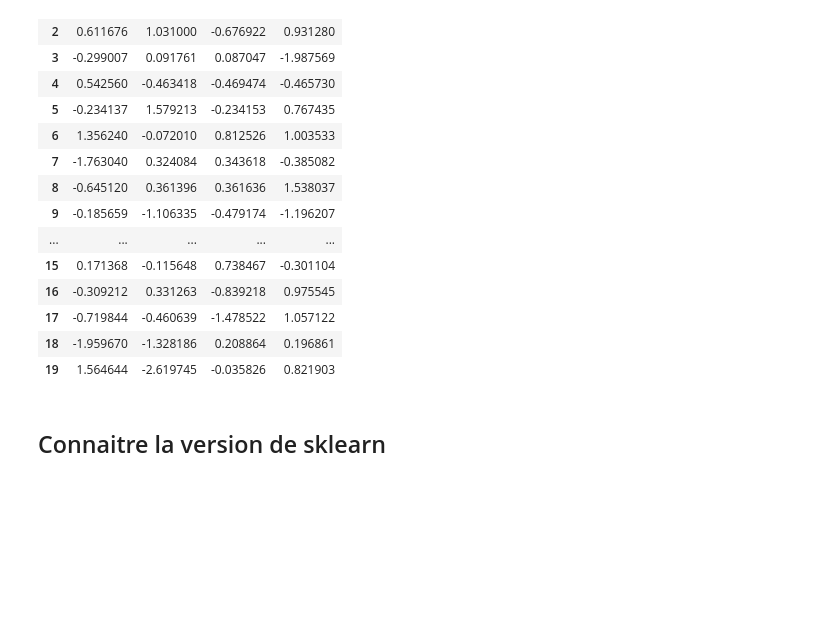
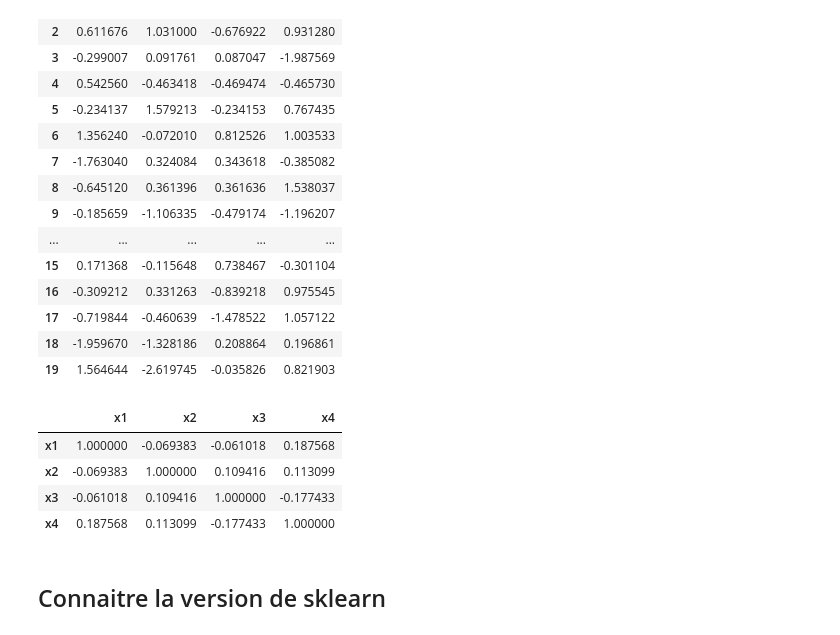
Before and after one commit to germanlinux/notebooks, a Jupyter notebook: python_datasc/delete_row.ipynb, the cells around one changed output. Saved outputs shown, nothing was run; the diff lists cells and outputs as text; code cells hidden in the pictures; blank space fills up the shorter version.

```diff
--- a/python_datasc/delete_row.ipynb
+++ b/python_datasc/delete_row.ipynb
@@ -164,6 +154,14 @@ dt2
 | 17 | -0.719844 | -0.460639 | -1.478522 | 1.057122 |
 | 18 | -1.959670 | -1.328186 | 0.208864 | 0.196861 |
 | 19 | 1.564644 | -2.619745 | -0.035826 | 0.821903 |
+# %%
+dt2.corr()
+# %% [output]
+|  | x1 | x2 | x3 | x4 |
+| x1 | 1.000000 | -0.069383 | -0.061018 | 0.187568 |
+| x2 | -0.069383 | 1.000000 | 0.109416 | 0.113099 |
+| x3 | -0.061018 | 0.109416 | 1.000000 | -0.177433 |
+| x4 | 0.187568 | 0.113099 | -0.177433 | 1.000000 |
 # %% [markdown]
 ##  Connaitre la version de sklearn
 # %%
```
Also changed, not shown: parts of 3 cells of this notebook.
